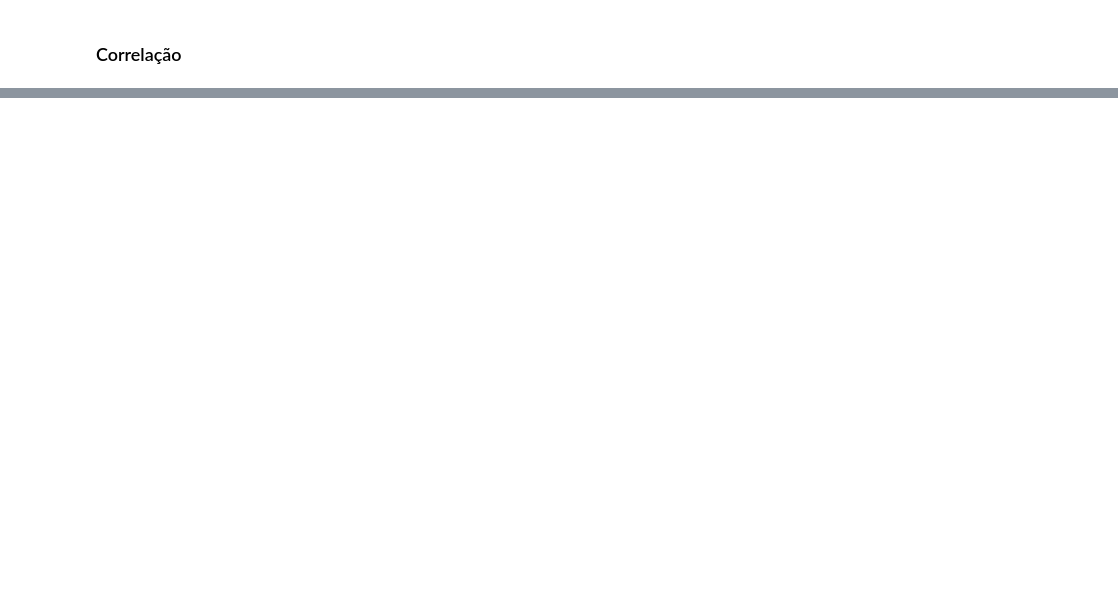
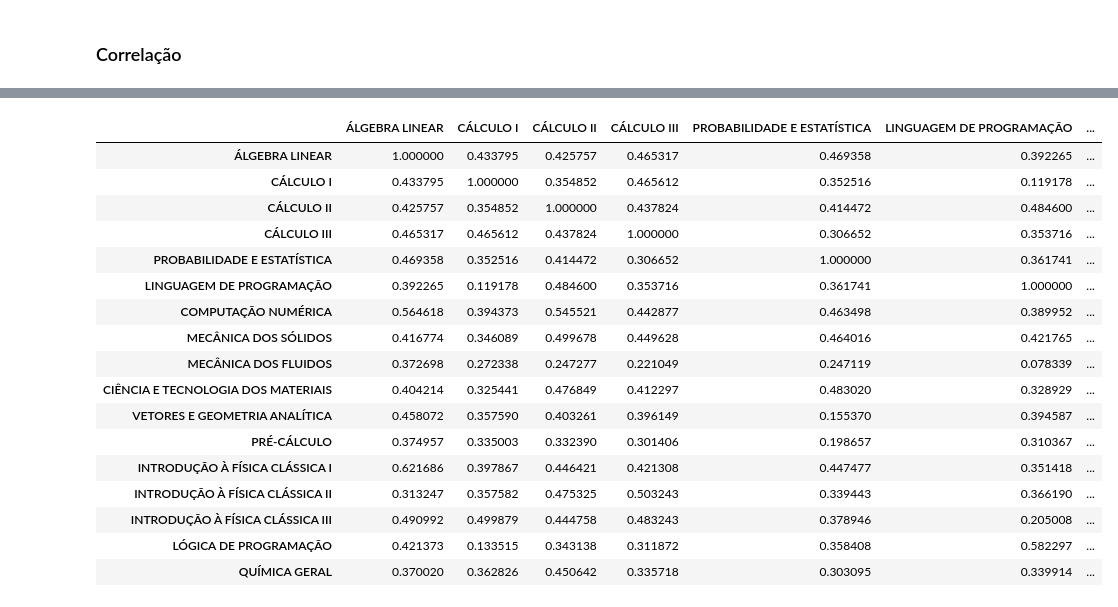
Before and after one commit to AndressaStefany/UFRN-data-analysis, a Jupyter notebook: correlacao.ipynb, the cells around one changed output, grey strips where cells are left out. Saved outputs shown, nothing was run; the diff lists cells and outputs as text; code cells hidden in the pictures; blank space fills up the shorter version.

```diff
--- a/correlacao.ipynb
+++ b/correlacao.ipynb
@@ -328,0 +264,21 @@ df_correr.head()
+# %%
+df_correr.corr()
+# %% [output]
+|  | ÁLGEBRA LINEAR | CÁLCULO I | CÁLCULO II | CÁLCULO III | PROBABILIDADE E ESTATÍSTICA | LINGUAGEM DE PROGRAMAÇÃO | ... |
+| ÁLGEBRA LINEAR | 1.000000 | 0.433795 | 0.425757 | 0.465317 | 0.469358 | 0.392265 | ... |
+| CÁLCULO I | 0.433795 | 1.000000 | 0.354852 | 0.465612 | 0.352516 | 0.119178 | ... |
+| CÁLCULO II | 0.425757 | 0.354852 | 1.000000 | 0.437824 | 0.414472 | 0.484600 | ... |
+| CÁLCULO III | 0.465317 | 0.465612 | 0.437824 | 1.000000 | 0.306652 | 0.353716 | ... |
+| PROBABILIDADE E ESTATÍSTICA | 0.469358 | 0.352516 | 0.414472 | 0.306652 | 1.000000 | 0.361741 | ... |
+| LINGUAGEM DE PROGRAMAÇÃO | 0.392265 | 0.119178 | 0.484600 | 0.353716 | 0.361741 | 1.000000 | ... |
+| COMPUTAÇÃO NUMÉRICA | 0.564618 | 0.394373 | 0.545521 | 0.442877 | 0.463498 | 0.389952 | ... |
+| MECÂNICA DOS SÓLIDOS | 0.416774 | 0.346089 | 0.499678 | 0.449628 | 0.464016 | 0.421765 | ... |
+| MECÂNICA DOS FLUIDOS | 0.372698 | 0.272338 | 0.247277 | 0.221049 | 0.247119 | 0.078339 | ... |
+| CIÊNCIA E TECNOLOGIA DOS MATERIAIS | 0.404214 | 0.325441 | 0.476849 | 0.412297 | 0.483020 | 0.328929 | ... |
+| VETORES E GEOMETRIA ANALÍTICA | 0.458072 | 0.357590 | 0.403261 | 0.396149 | 0.155370 | 0.394587 | ... |
+| PRÉ-CÁLCULO | 0.374957 | 0.335003 | 0.332390 | 0.301406 | 0.198657 | 0.310367 | ... |
+| INTRODUÇÃO À FÍSICA CLÁSSICA I | 0.621686 | 0.397867 | 0.446421 | 0.421308 | 0.447477 | 0.351418 | ... |
+| INTRODUÇÃO À FÍSICA CLÁSSICA II | 0.313247 | 0.357582 | 0.475325 | 0.503243 | 0.339443 | 0.366190 | ... |
+| INTRODUÇÃO À FÍSICA CLÁSSICA III | 0.490992 | 0.499879 | 0.444758 | 0.483243 | 0.378946 | 0.205008 | ... |
+| LÓGICA DE PROGRAMAÇÃO | 0.421373 | 0.133515 | 0.343138 | 0.311872 | 0.358408 | 0.582297 | ... |
+| QUÍMICA GERAL | 0.370020 | 0.362826 | 0.450642 | 0.335718 | 0.303095 | 0.339914 | ... |
```
Also changed, not shown: parts of 22 cells of this notebook.
